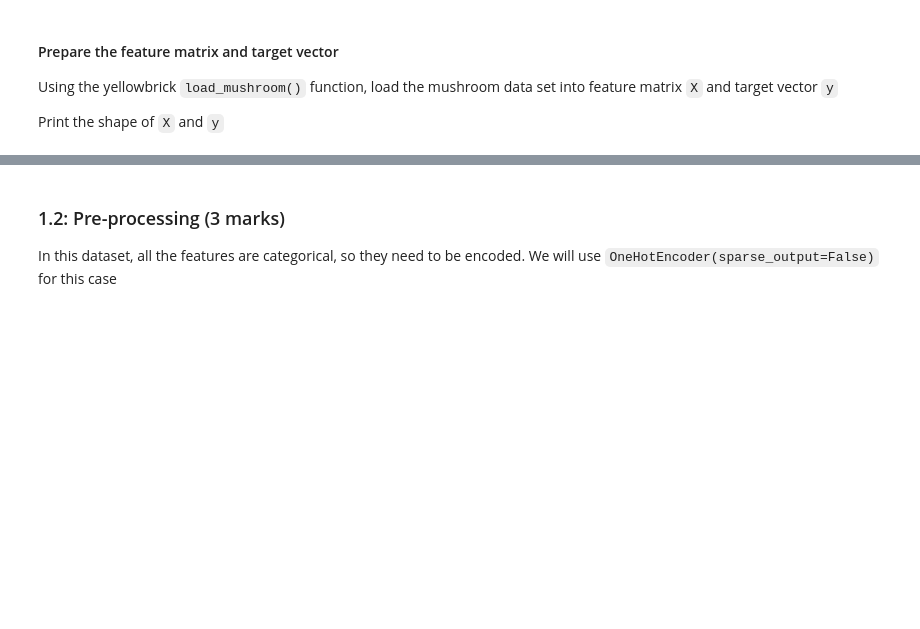
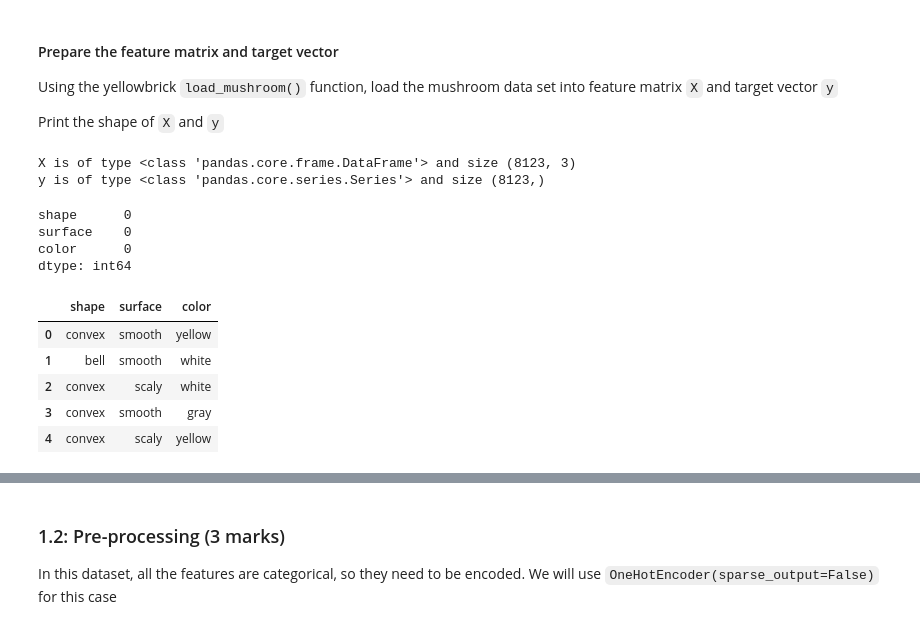
Before and after one commit to sauravuprety21/enel682-labs, a Jupyter notebook: Assignment 4.ipynb, the cells around one changed output, grey strips where cells are left out. Drawn from its saved outputs; the diff is of its cells as text; code cells hidden in the pictures; blank space fills up the shorter version.

```diff
--- a/Assignment 4.ipynb
+++ b/Assignment 4.ipynb
@@ -28,5 +28,28 @@ Using the yellowbrick `load_mushroom()` function, load the mushroom data set int
 Print the shape of `X` and `y`
 # %%
 # TODO: Load the dataset
+from yellowbrick.datasets.loaders import load_mushroom
 
 # TODO: Print the shape of X and y
+X,y = load_mushroom()
+print(f"X is of type {type(X)} and size {X.shape}")
+print(f"y is of type {type(y)} and size {y.shape}")
+# %% [output]
+X is of type <class 'pandas.core.frame.DataFrame'> and size (8123, 3)
+y is of type <class 'pandas.core.series.Series'> and size (8123,)
+# %%
+X.isnull().sum()
+# %% [output]
+shape      0
+surface    0
+color      0
+dtype: int64
+# %%
+X.head()
+# %% [output]
+|  | shape | surface | color |
+| 0 | convex | smooth | yellow |
+| 1 | bell | smooth | white |
+| 2 | convex | scaly | white |
+| 3 | convex | smooth | gray |
+| 4 | convex | scaly | yellow |
```
Also changed, not shown: parts of 9 cells of this notebook.
